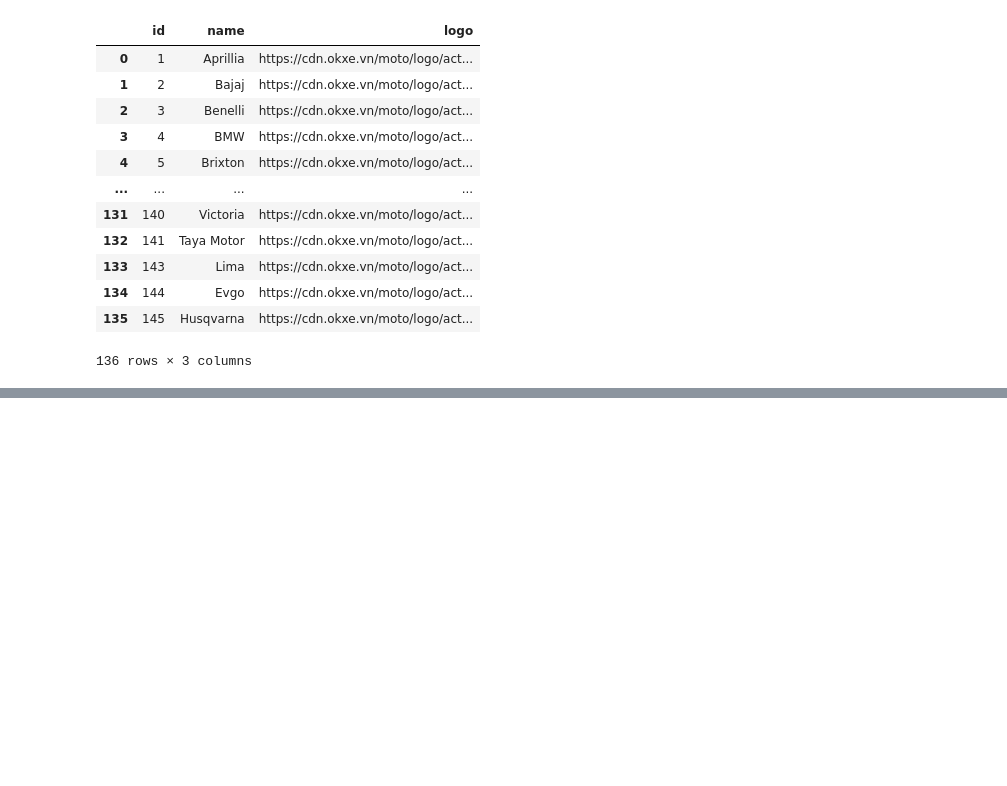
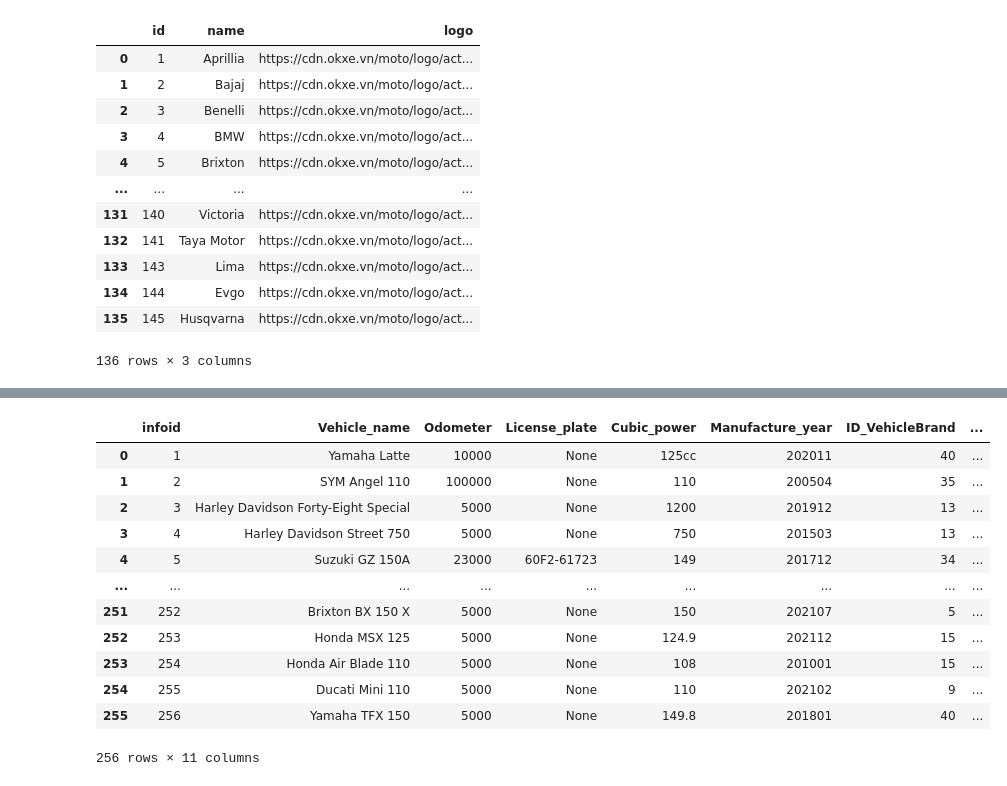
Before and after one commit to khanhnguyen02311/MOBIKE-Application, a Jupyter notebook: backend_flask/components/initial_data/Web Scraper.ipynb, the cells around one changed output, grey strips where cells are left out. Cells and saved outputs as stored; diff of their text form; code cells hidden in the pictures; blank space fills up the shorter version.

```diff
--- a/backend_flask/components/initial_data/Web Scraper.ipynb
+++ b/backend_flask/components/initial_data/Web Scraper.ipynb
@@ -22,7 +22,7 @@ soup.find_all("h2")
 # %%
 brands_url = "https://api.okxe.vn/api/v2/brands?is_active=1"
 models_url = "https://api.okxe.vn/api/v2/models?brand_id=1&is_active=1"
-posts_url = "https://api.okxe.vn/api/v2/products?sort_of=product_new&page=1&per_page=1"
+posts_url = "https://api.okxe.vn/api/v2/products?sort_of=product_new&page=1&per_page=256"
 colors_url = "https://api.okxe.vn/api/v2/colors"
 # %%
 brands_data = requests.get(brands_url)
@@ -203,0 +221,33 @@ models_table
+# %%
+num_request = 256
+total_post = []
+total_vehicleinfo = []
+
+url = f"https://api.okxe.vn/api/v2/products?sort_of=product_new&page=1&per_page={num_request}&include=advertisement"
+data = requests.get(url).json()['data']
+for j in range(num_request):
+   item = data[j]
+   vehicle_info = {
+      'infoid': j + 1,
+      'Vehicle_name': item['product_name'],
+      'Odometer': item['used_distance'],
+      'License_plate': item['license_plate'],
+      'Cubic_power': item['engine'],
+      'Manufacture_year': item['release_year'],
+      'ID_VehicleBrand': item['brand_id'],
+      'ID_VehicleLineup': item['model']['id'],
+      'Condition': item['used_status'],
+      'ID_VehicleType': item['type'],
+      'ID_Color': item['color'][0]['color_id']
+   }
+   post = {
+      'Title': item['q_product_name'],
+      'Content': item['description'],
+      'Pricetag': item['price'],
+      'Image': item['image']['medium'],
+      'City_name': item['location']['name'],
+      'ID_VehicleInfo': j + 1
+   }
+   print(item['product_name'] or '###' + " - " + item['license_plate'] or '###')
+   total_vehicleinfo.append(vehicle_info)
+   total_post.append(post)
@@ -203,0 +292,3 @@ models_table
+# %%
+posts_table = pd.DataFrame(data=total_post)
+vehicleinfo_table = pd.DataFrame(data=total_vehicleinfo)
@@ -203,0 +321,16 @@ models_table
+# %%
+vehicleinfo_table
+# %% [output]
+|  | infoid | Vehicle_name | Odometer | License_plate | Cubic_power | Manufacture_year | ID_VehicleBrand | ... |
+| 0 | 1 | Yamaha Latte | 10000 | None | 125cc | 202011 | 40 | ... |
+| 1 | 2 | SYM Angel 110 | 100000 | None | 110 | 200504 | 35 | ... |
+| 2 | 3 | Harley Davidson Forty-Eight Special | 5000 | None | 1200 | 201912 | 13 | ... |
+| 3 | 4 | Harley Davidson Street 750 | 5000 | None | 750 | 201503 | 13 | ... |
+| 4 | 5 | Suzuki GZ 150A | 23000 | 60F2-61723 | 149 | 201712 | 34 | ... |
+| ... | ... | ... | ... | ... | ... | ... | ... | ... |
+| 251 | 252 | Brixton BX 150 X | 5000 | None | 150 | 202107 | 5 | ... |
+| 252 | 253 | Honda MSX 125 | 5000 | None | 124.9 | 202112 | 15 | ... |
+| 253 | 254 | Honda Air Blade 110 | 5000 | None | 108 | 201001 | 15 | ... |
+| 254 | 255 | Ducati Mini 110 | 5000 | None | 110 | 202102 | 9 | ... |
+| 255 | 256 | Yamaha TFX 150 | 5000 | None | 149.8 | 201801 | 40 | ... |
+256 rows × 11 columns
```
Also changed, not shown: parts of 20 cells of this notebook, 5 other files.
